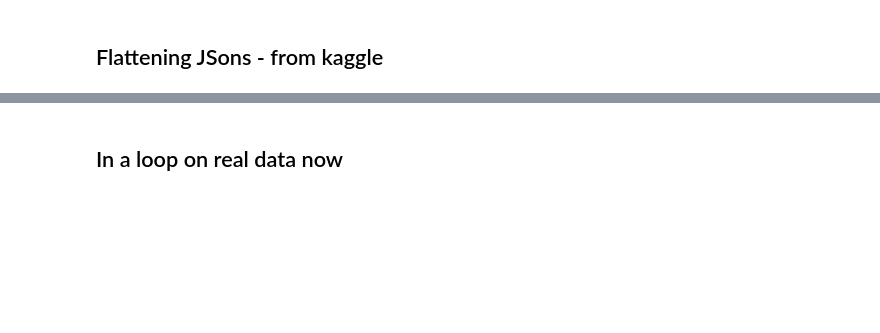
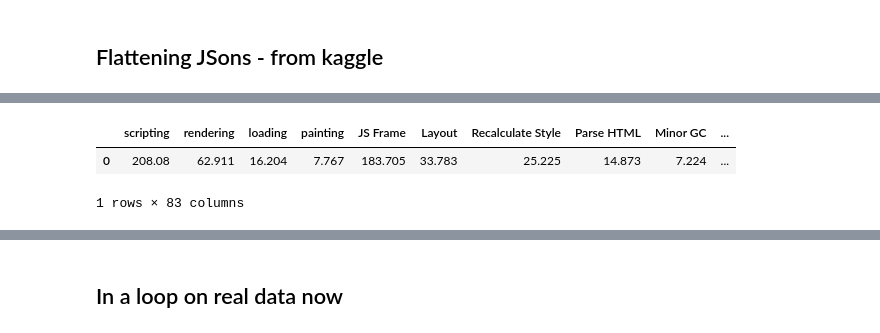
Before and after one commit to mehrotrasan16/performance-benchmarking-with-puppeteer, a Jupyter notebook: tracelyzer-to-csv.ipynb, the cells around one changed output, grey strips where cells are left out. Saved outputs shown, nothing was run; the diff lists cells and outputs as text; code cells hidden in the pictures; blank space fills up the shorter version.

```diff
--- a/tracelyzer-to-csv.ipynb
+++ b/tracelyzer-to-csv.ipynb
@@ -272,0 +255,9 @@ nycphil
+# %%
+for col in nycphil4:
+#     print(nycphil4[col])
+    nycphil[col] = nycphil4.iloc[0][col]
+nycphil
+# %% [output]
+|  | scripting | rendering | loading | painting | JS Frame | Layout | Recalculate Style | Parse HTML | Minor GC | ... |
+| 0 | 208.08 | 62.911 | 16.204 | 7.767 | 183.705 | 33.783 | 25.225 | 14.873 | 7.224 | ... |
+1 rows × 83 columns
```
Also changed, not shown: parts of 29 cells of this notebook, 1 other file.
